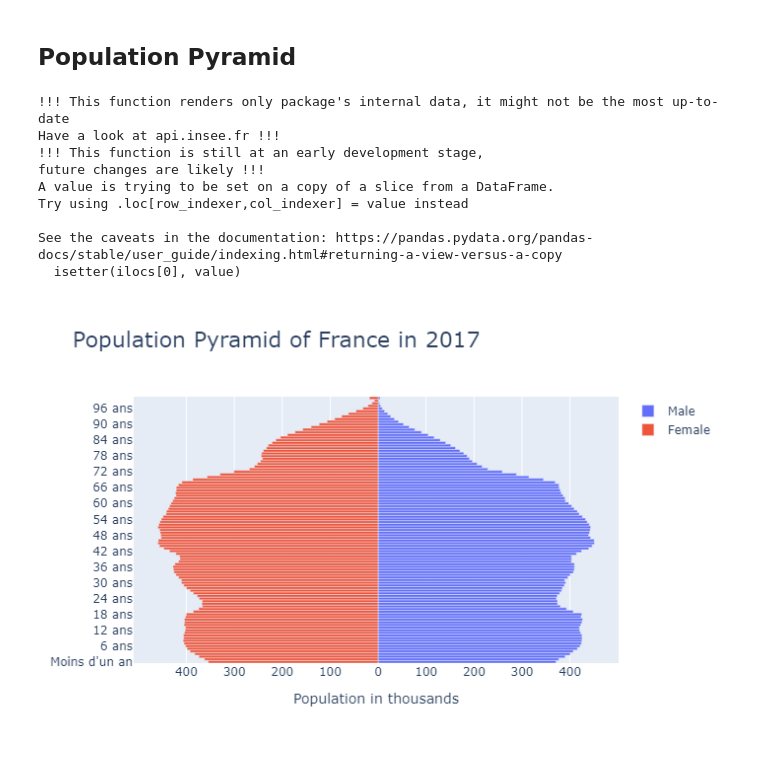
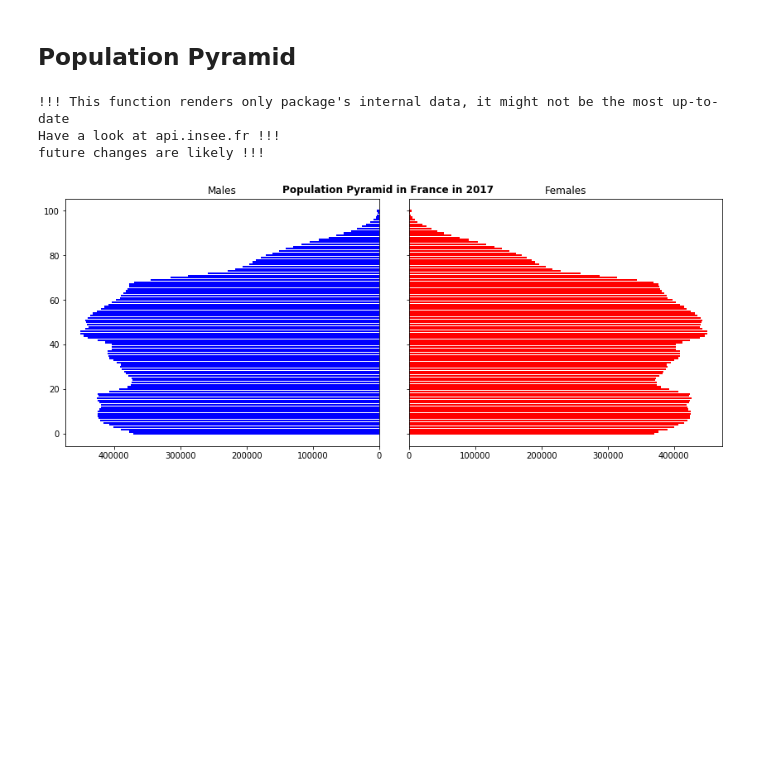
Before and after one commit to tfardet/pynsee, a Jupyter notebook: docs/examples/example_population_pyramid.ipynb, the cells around one changed output. Cells and saved outputs as stored; diff of their text form; code cells hidden in the pictures; blank space fills up the shorter version.

Commit message:
new plot with matplotlib
Former-commit-id: cf81d5de102af62a72513f5a98e657adf4a8ae90

```diff
--- a/docs/examples/example_population_pyramid.ipynb
+++ b/docs/examples/example_population_pyramid.ipynb
@@ -3,62 +3,47 @@
 # %%
 # Subscribe to api.insee.fr and get your credentials!
 # Beware : any change to the keys should be tested after having cleared the cache
 # Please do : from pynsee.utils import *; clear_all_cache()
 import os
 os.environ['insee_key'] = "my_key"
 os.environ['insee_secret'] = "my_secret_key"
 
 from pynsee.localdata import *
 
 import pandas as pd
-import plotly.graph_objects as gp
+pd.options.mode.chained_assignment = None
+%matplotlib inline
+import matplotlib.pyplot as plt
 
 metadata = get_local_metadata()
 
 data = get_insee_local(dataset_version='GEO2020RP2017',
                        variables = 'SEXE-AGED100',
                        nivgeo = 'FE',
                        geocodes=['1'])
 
 dataM = data[(data.SEXE == '1') & (data.AGED100 != 'ENS')]
 dataF = data[(data.SEXE == '2') & (data.AGED100 != 'ENS')]
-dataF.loc[:, 'OBS_VALUE'] = dataF['OBS_VALUE'] * -1
 
-#figure
-fig = gp.Figure()
+dataF['OBS_VALUE'] = dataF['OBS_VALUE'].apply(lambda x: x * -1)
 
-# Adding Male data to the figure
-fig.add_trace(gp.Bar(y= dataM.AGED100_label, x = dataM.OBS_VALUE,
-                     name = 'Male',
-                     orientation = 'h'))
+# define plot
+y = range(0, len(dataM))
+x_male = dataM['OBS_VALUE']
+x_female = dataM['OBS_VALUE']
 
-# Adding Female data to the figure
-fig.add_trace(gp.Bar(y = dataM.AGED100_label, x = dataF.OBS_VALUE,
-                     name = 'Female', orientation = 'h'))
-
-# Updating the layout for our graph
-fig.update_layout(title = 'Population Pyramid of France in 2017',
-                 title_font_size = 22, barmode = 'relative',
-                 bargap = 0.0, bargroupgap = 0,
-                   xaxis = dict(tickvals = [-400000, -300000, -200000, -100000,
-                                          0, 100000, 200000, 300000, 400000],
-
-                              ticktext = ['400', '300', '200', '100', '0',
-                                          '100', '200', '300', '400'],
-
-                              title = 'Population in thousands',
-                              title_font_size = 14))
-
-#fig.write_html("ex_population_pyramid.html")
-fig.show('png')
+#define plot parameters
+fig, axes = plt.subplots(ncols=2, sharey=True, figsize=(12, 5))
+fig.suptitle("Population Pyramid in France in 2017", fontweight='bold')
+fig.tight_layout(pad = 2)
+#define male and female bars
+axes[0].barh(y, x_male, align='center', color='blue')
+axes[0].set(title='Males')
+axes[1].barh(y, x_female, align='center', color='red')
+axes[1].set(title='Females')
+axes[0].invert_xaxis()
 # %% [output]
 !!! This function renders only package's internal data, it might not be the most up-to-date
 Have a look at api.insee.fr !!!
-!!! This function is still at an early development stage,
 future changes are likely !!!
-A value is trying to be set on a copy of a slice from a DataFrame.
-Try using .loc[row_indexer,col_indexer] = value instead
-
-See the caveats in the documentation: https://pandas.pydata.org/pandas-docs/stable/user_guide/indexing.html#returning-a-view-versus-a-copy
-  isetter(ilocs[0], value)
-[figure, old version]
+[figure, new version]
```
